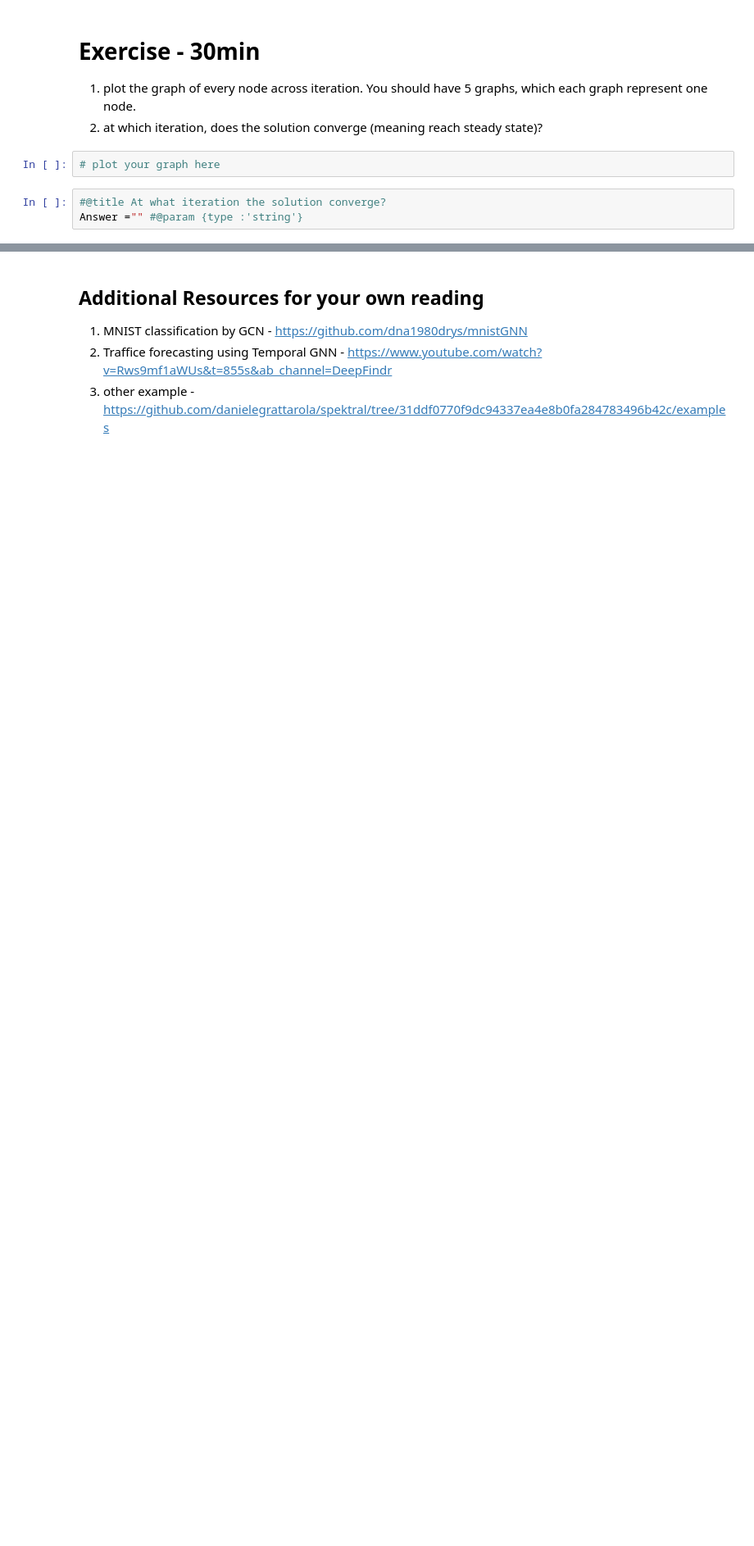
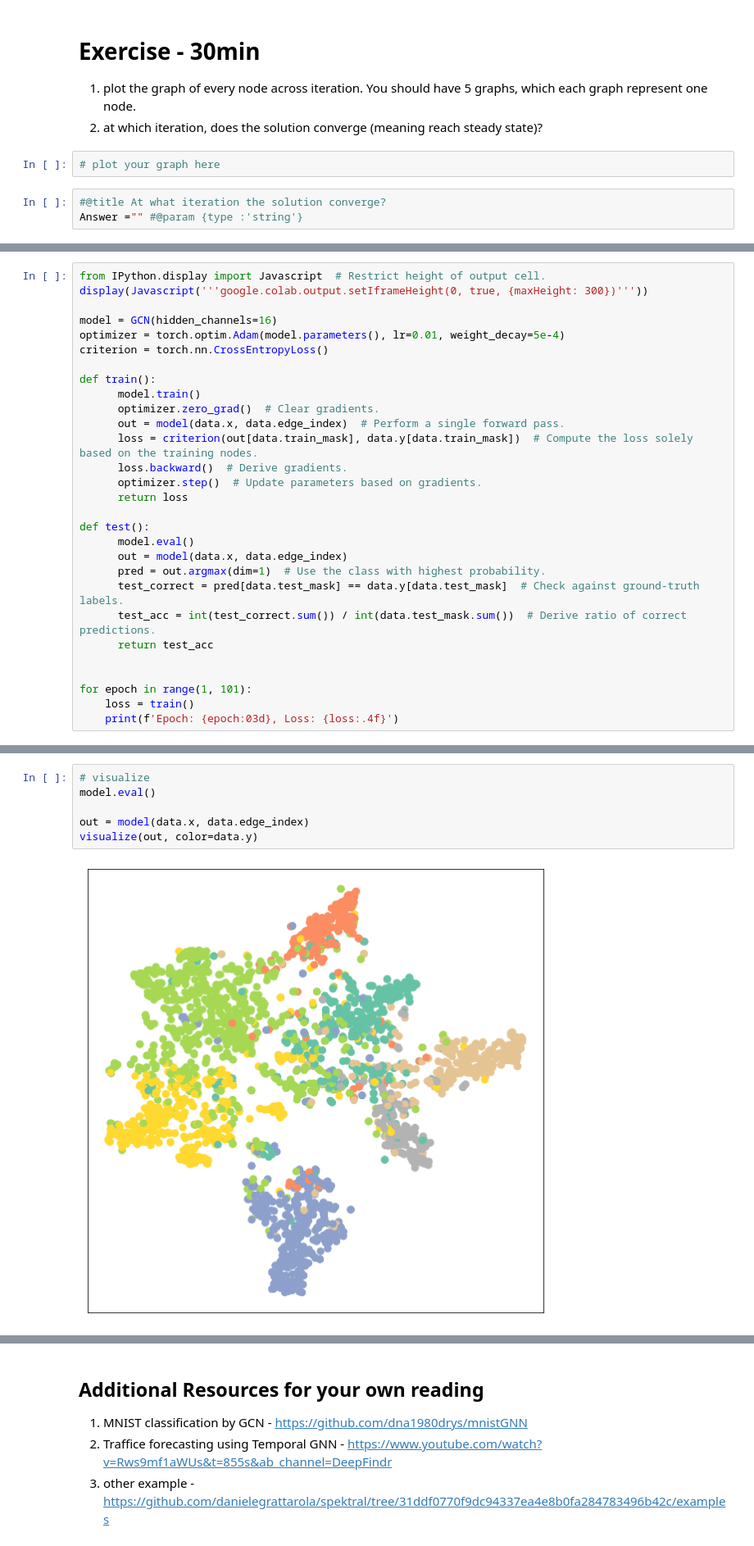
Before and after one commit to shiernee/Advanced_ML, a Jupyter notebook: Week9/WOA7015_Wk9.ipynb, the cells around one changed output, grey strips where cells are left out. Shown: that part at 82% size. Cells and saved outputs as stored; diff of their text form; blank space fills up the shorter version.

```diff
--- a/Week9/WOA7015_Wk9.ipynb
+++ b/Week9/WOA7015_Wk9.ipynb
@@ -250,0 +516,29 @@ with pd.option_context('display.max_rows', None, 'display.max_columns', None):
+# %%
+from IPython.display import Javascript  # Restrict height of output cell.
+display(Javascript('''google.colab.output.setIframeHeight(0, true, {maxHeight: 300})'''))
+
+model = GCN(hidden_channels=16)
+optimizer = torch.optim.Adam(model.parameters(), lr=0.01, weight_decay=5e-4)
+criterion = torch.nn.CrossEntropyLoss()
+
+def train():
+      model.train()
+      optimizer.zero_grad()  # Clear gradients.
+      out = model(data.x, data.edge_index)  # Perform a single forward pass.
+      loss = criterion(out[data.train_mask], data.y[data.train_mask])  # Compute the loss solely based on the training nodes.
+      loss.backward()  # Derive gradients.
+      optimizer.step()  # Update parameters based on gradients.
+      return loss
+
+def test():
+      model.eval()
+      out = model(data.x, data.edge_index)
+      pred = out.argmax(dim=1)  # Use the class with highest probability.
+      test_correct = pred[data.test_mask] == data.y[data.test_mask]  # Check against ground-truth labels.
+      test_acc = int(test_correct.sum()) / int(data.test_mask.sum())  # Derive ratio of correct predictions.
+      return test_acc
+
+
+for epoch in range(1, 101):
+    loss = train()
+    print(f'Epoch: {epoch:03d}, Loss: {loss:.4f}')
@@ -250,0 +569,8 @@ with pd.option_context('display.max_rows', None, 'display.max_columns', None):
+# %%
+# visualize
+model.eval()
+
+out = model(data.x, data.edge_index)
+visualize(out, color=data.y)
+# %% [output]
+[figure, added]
```
Also changed, not shown: parts of 38 cells of this notebook.
